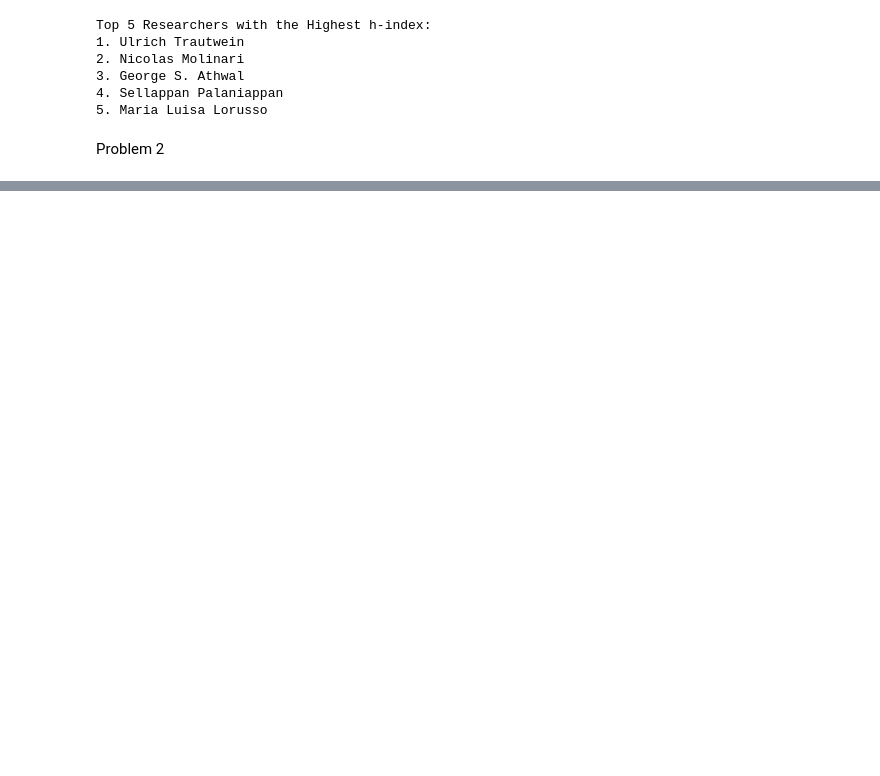
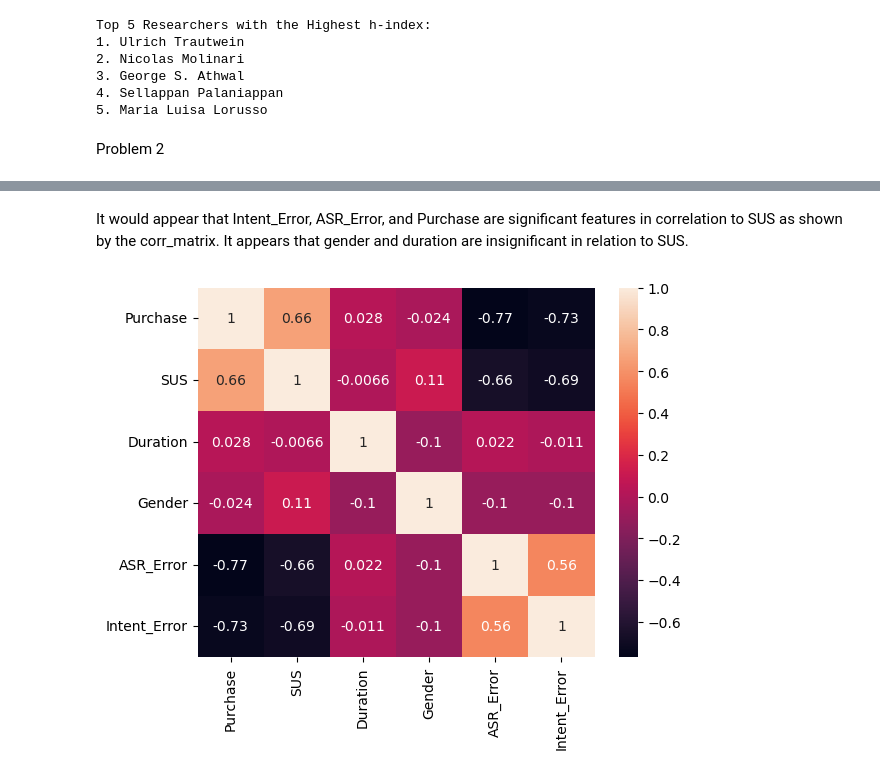
Before and after one commit to douglasta2024/Machine-Learning, a Jupyter notebook: Assignment 1.ipynb, the cells around one changed output, grey strips where cells are left out. Saved outputs shown, nothing was run; the diff lists cells and outputs as text; code cells hidden in the pictures; blank space fills up the shorter version.

```diff
--- a/Assignment 1.ipynb
+++ b/Assignment 1.ipynb
@@ -149,3 +200,5 @@ Top 5 Researchers with the Highest h-index:
 5. Maria Luisa Lorusso
 # %% [markdown]
 Problem 2
+# %%
+df = pd.read_csv(r"D:\UF_Machine_Learning\Undergraduate\data.csv")
@@ -151,0 +214,2 @@ Problem 2
+# %%
+df = df.drop(columns=['Unnamed: 6'], axis=1)
@@ -151,0 +272,3 @@ Problem 2
+# %%
+corr_matrix = df.corr()
+corr_matrix["SUS"].sort_values(ascending=False)
@@ -151,0 +283,6 @@ Problem 2
+# %% [markdown]
+It would appear that Intent_Error, ASR_Error, and Purchase are significant features in correlation to SUS as shown by the corr_matrix. It appears that gender and duration are insignificant in relation to SUS.
+# %%
+ax = sns.heatmap(corr_matrix, annot=True)
+# %% [output]
+[figure, added]
```
Also changed, not shown: parts of 29 cells of this notebook.
